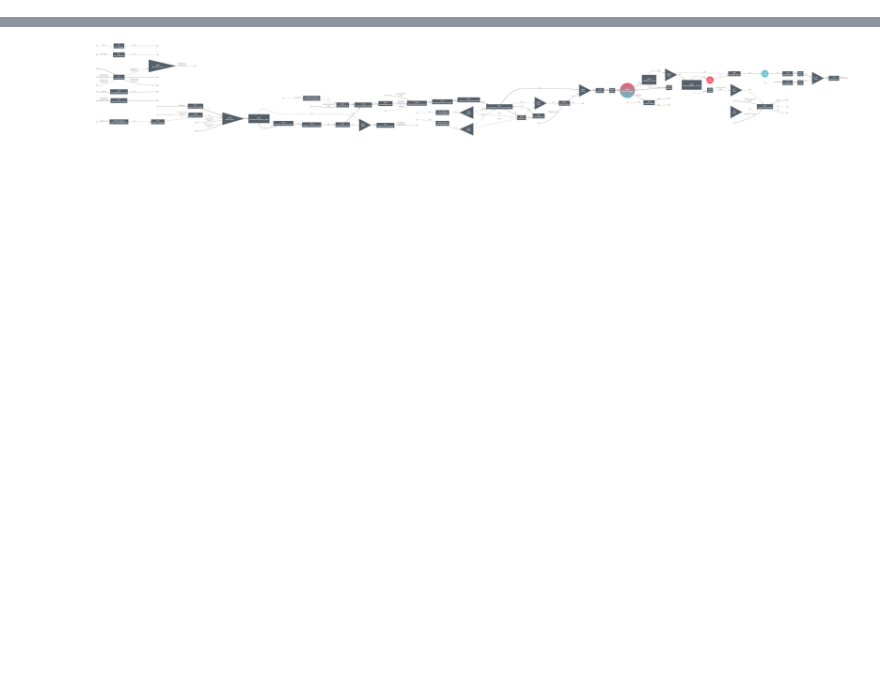
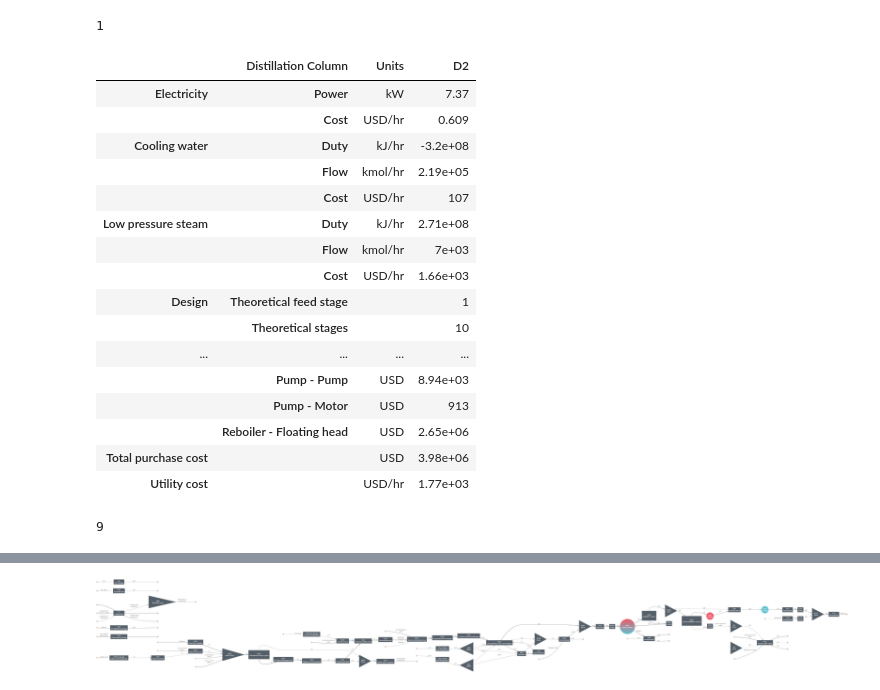
Before and after one commit to H-Wadgama/belt, a Jupyter notebook: atj_saf/atj_bst/kay_testing.ipynb, the cells around one changed output, grey strips where cells are left out. Saved outputs shown, nothing was run; the diff lists cells and outputs as text; code cells hidden in the pictures; blank space fills up the shorter version.

```diff
--- a/atj_saf/atj_bst/kay_testing.ipynb
+++ b/atj_saf/atj_bst/kay_testing.ipynb
@@ -47,0 +157,3 @@ etoh_system.simulate()
+# %%
+heater = bst.units.HXutility(ins=beer_shortcut-0, V=1, rigorous=True)
+heater.simulate()
@@ -47,0 +179,11 @@ etoh_system.simulate()
+# %%
+rectification_shortcut = bst.units.ShortcutColumn(
+    ins = heater-0,
+    outs = ('shortcut_rectif_top','shortcut_rectif_bottom'),
+    P = 3*101325,
+    LHK=('Ethanol', 'Water'),
+    y_top = 0.925/1.11,
+    x_bot = 0.0005/2.55,
+    k = 3,
+    partial_condenser=True)
+rectification_shortcut.simulate()
@@ -47,0 +213,25 @@ etoh_system.simulate()
+# %%
+rectification_feed_stage = int(rectification_shortcut.design_results['Theoretical feed stage'])
+rectification_feed_stage
+# %% [output]
+1
+# %%
+rectification_shortcut.results()
+# %% [output]
+|  | Distillation Column | Units | D2 |
+| Electricity | Power | kW | 7.37 |
+|  | Cost | USD/hr | 0.609 |
+| Cooling water | Duty | kJ/hr | -3.2e+08 |
+|  | Flow | kmol/hr | 2.19e+05 |
+|  | Cost | USD/hr | 107 |
+| Low pressure steam | Duty | kJ/hr | 2.71e+08 |
+|  | Flow | kmol/hr | 7e+03 |
+|  | Cost | USD/hr | 1.66e+03 |
+| Design | Theoretical feed stage |  | 1 |
+|  | Theoretical stages |  | 10 |
+| ... | ... | ... | ... |
+|  | Pump - Pump | USD | 8.94e+03 |
+|  | Pump - Motor | USD | 913 |
+|  | Reboiler - Floating head | USD | 2.65e+06 |
+| Total purchase cost |  | USD | 3.98e+06 |
+| Utility cost |  | USD/hr | 1.77e+03 |
@@ -47,0 +249,4 @@ etoh_system.simulate()
+# %%
+int(beer_shortcut.design_results['Theoretical stages'])
+# %% [output]
+9
```
Also changed, not shown: parts of 29 cells of this notebook, 59 other files.
